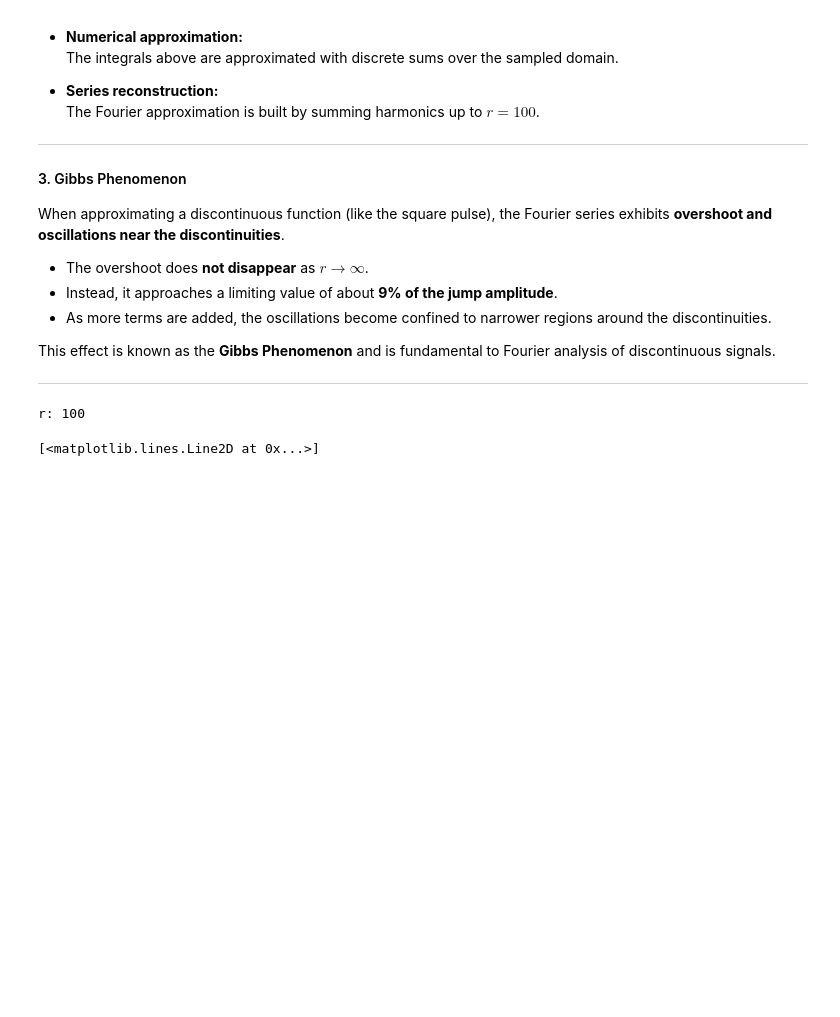
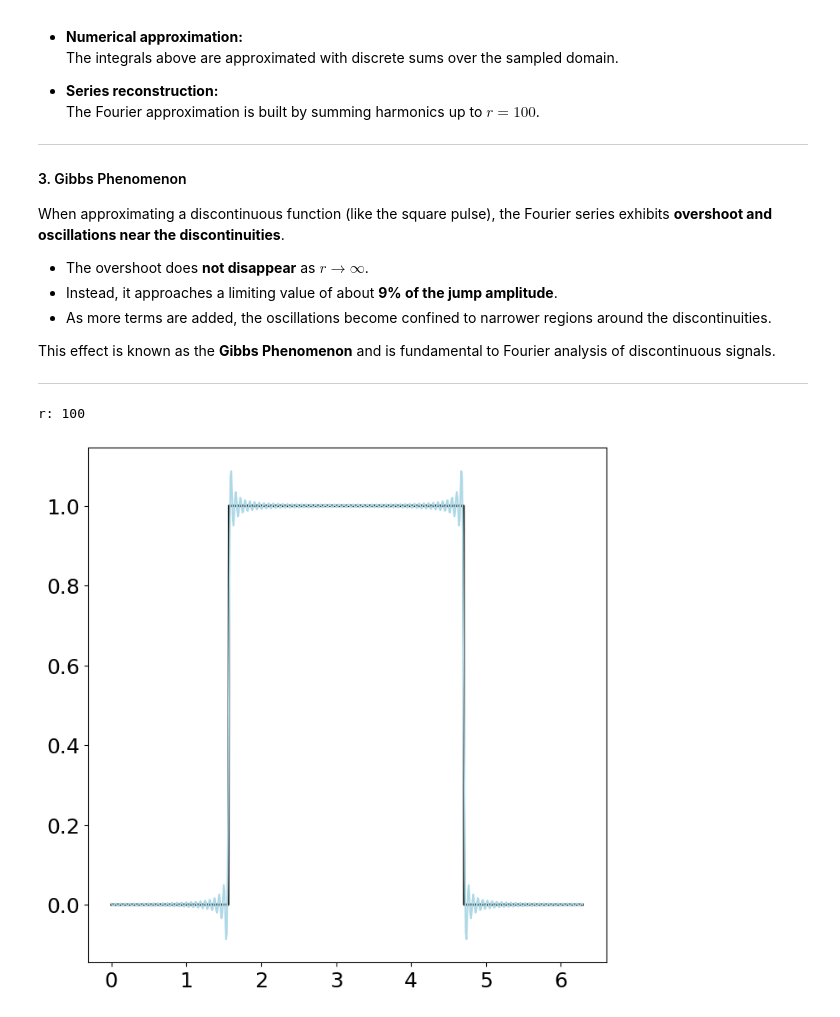
Before and after one commit to bnusser/communication-systems, a Jupyter notebook: DatabookUW-Fourier-Series-and-Gibbs-Phenomena.ipynb, the cells around one changed output. Drawn from its saved outputs; the diff is of its cells as text; code cells hidden in the pictures; blank space fills up the shorter version.

Commit message:
Re-ran Gibbs Phenomenon Plot

```diff
--- a/DatabookUW-Fourier-Series-and-Gibbs-Phenomena.ipynb
+++ b/DatabookUW-Fourier-Series-and-Gibbs-Phenomena.ipynb
@@ -63,31 +63,33 @@ import matplotlib.pyplot as plt
 plt.rcParams['figure.figsize'] = [8, 8]
 plt.rcParams.update({'font.size': 18})
 
 # Define domain
 dx = 0.01
 L = 2 * np.pi
 x = np.arange(0, L + dx, dx) # domain is -pi to pi, with dx = 0.001
 n = len(x)
 nquart = int(np.floor(n/4))  # quarter of the length of the array
 
 f = np.zeros_like(x)
 f[nquart:3*nquart] = 1  # square pulse
 
 A0 = np.sum(f * np.ones_like(x)) * dx * 2 / L # Compute DC term
 fFS = A0 / 2 * np.ones_like(f)  # start with DC term
 
 r = 100
 # r = int(L/(2*dx)) - 1 # for almost perfect approximation, choose r below Nyquist
 
 print(f"r: {r}")
 
 for k in range(1, r + 1):
     Ak = np.sum(f * np.cos(2 * np.pi * k * x / L)) * dx * 2 / L
     Bk = np.sum(f * np.sin(2 * np.pi * k * x / L)) * dx * 2 / L
     fFS = fFS + Ak * np.cos(2 * np.pi * k * x / L) + Bk * np.sin(2 * np.pi * k * x / L)
 
+plt.figure()
 plt.plot(x, f, color='k', label='Original function', linewidth=2)
 plt.plot(x, fFS, color='#add8e6ff', label='Fourier series approximation', linewidth=1.5)
+plt.show()
 # %% [output]
 r: 100
-[<matplotlib.lines.Line2D at 0x...>]
+[figure, added]
```
